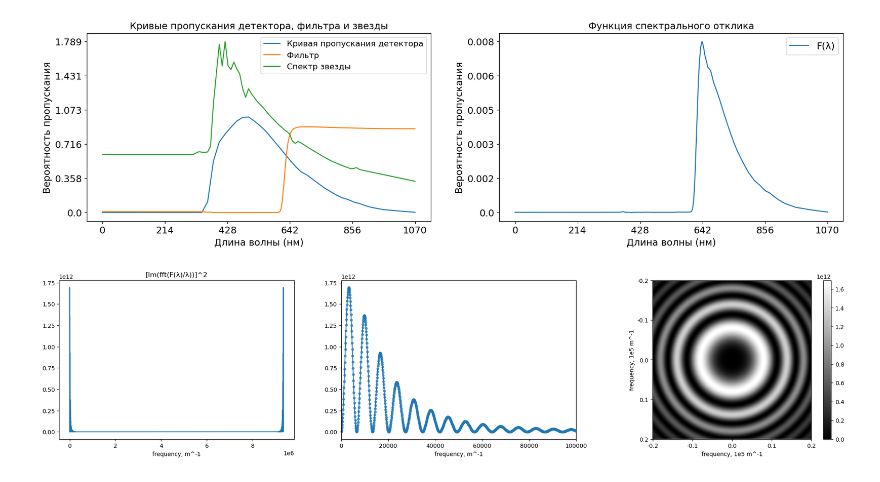
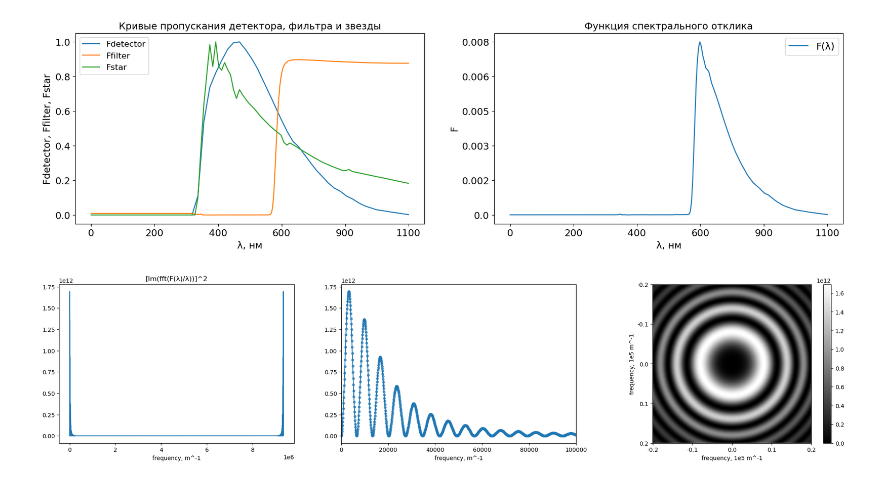
Before and after one commit to AntonMate/domecam, a Jupyter notebook: spectral_filter.ipynb, the cells around one changed output. Cells and saved outputs as stored; diff of their text form; code cells hidden in the pictures.

```diff
--- a/spectral_filter.ipynb
+++ b/spectral_filter.ipynb
@@ -76,46 +76,52 @@ def processF_lamda(file_star=None, file_filter=None, file_ccd=None):
     interp_ccd = np.interp(lambdas, x_ccd, y_ccd)
     interp_filter = np.interp(lambdas, x_filter, y_filter)
     interp_star = np.interp(lambdas, x_star, y_star)
+    interp_star2 =  interp_star
+
+    interp_star2 = interp_star2/np.max(interp_star2)
+#     print(interp_star[200], interp_star[100])
+
     f_lambda = interp_ccd * interp_filter * interp_star
     f_lambda = f_lambda / np.sum(f_lambda)
 
     fig, (ax1, ax2) = plt.subplots(1, 2, figsize=(20, 5))
 #     ax1.plot(y_ccd, label='ccd')
 #     ax1.plot(y_filter, label='filter')
 #     ax1.plot(y_star, label='star')
-    ax1.plot(interp_ccd, label='Кривая пропускания детектора')
-    ax1.plot(interp_filter, label='Фильтр')
-    ax1.plot(interp_star, label='Спектр звезды')
+    ax1.plot(interp_ccd, label='Fdetector')
+    ax1.plot(interp_filter, label='Ffilter')
+    ax1.plot(interp_star2, label='Fstar')
     ax1.set_xticks(np.linspace(0, lambdas[-1], 6))
-    ax1.set_xticklabels(np.linspace(0, lambdas[-1], 6, dtype=int), size=14)
+#     ax1.set_xticklabels(np.linspace(0, lambdas[-1], 6, dtype=int), size=14)
+    ax1.set_xticklabels([0, 200, 400, 600, 900, 1100], size=14)
 
-    ax1.set_yticks(np.linspace(0, np.max(interp_star), 6))
-    ax1.set_yticklabels(np.round(np.linspace(0, np.max(interp_star), 6), 3), size=14)
+    ax1.set_yticks(np.linspace(0, np.max(interp_star2), 6))
+    ax1.set_yticklabels(np.round(np.linspace(0, np.max(interp_star2), 6), 3), size=14)
 
     ax1.legend(fontsize=12)
     ax1.set_title('Кривые пропускания детектора, фильтра и звезды', size=14)
-    ax1.set_xlabel('Длина волны (нм)', size=14)
-    ax1.set_ylabel('Вероятность пропускания', size=14)
+    ax1.set_xlabel('λ, нм', size=14)
+    ax1.set_ylabel('Fdetector, Ffilter, Fstar', size=14)
 
     ax2.plot(f_lambda, label='F(λ)')
     ax2.legend(fontsize=14)
     ax2.set_title('Функция спектрального отклика', size=14)
-    ax2.set_xlabel('Длина волны (нм)', size=14)
-    ax2.set_ylabel('Вероятность пропускания', size=14)
+    ax2.set_xlabel('λ, нм', size=14)
+    ax2.set_ylabel('F', size=14)
     ax2.set_xticks(np.linspace(0, lambdas[-1], 6))
-    ax2.set_xticklabels(np.linspace(0, lambdas[-1], 6, dtype=int), size=14)
-
+#     ax2.set_xticklabels(np.round(np.linspace(0, lambdas[-1], 6, dtype=int)/100, 0)*100, size=14)
+    ax2.set_xticklabels([0, 200, 400, 600, 900, 1100], size=14)
     ax2.set_yticks(np.linspace(0, np.max(f_lambda), 6))
     ax2.set_yticklabels(np.round(np.linspace(0, np.max(f_lambda), 6), 3), size=14)
 
     fig.savefig(f'D:/astro/resp_f.png', bbox_inches='tight')
     print()
 
     return f_lambda
 
 f_lambda=processF_lamda(file_star=file_star, file_filter=file_filter, file_ccd=file_ccd)
 # %% [output]
-[figure, old version]
+[figure, new version]
 # %%
 def processSpectralFilter(f_lambda=None, z=None, D=None, D_pix=None):
 #     z - дистанция распространения, [м]
```
Also changed, not shown: 2 other files.
